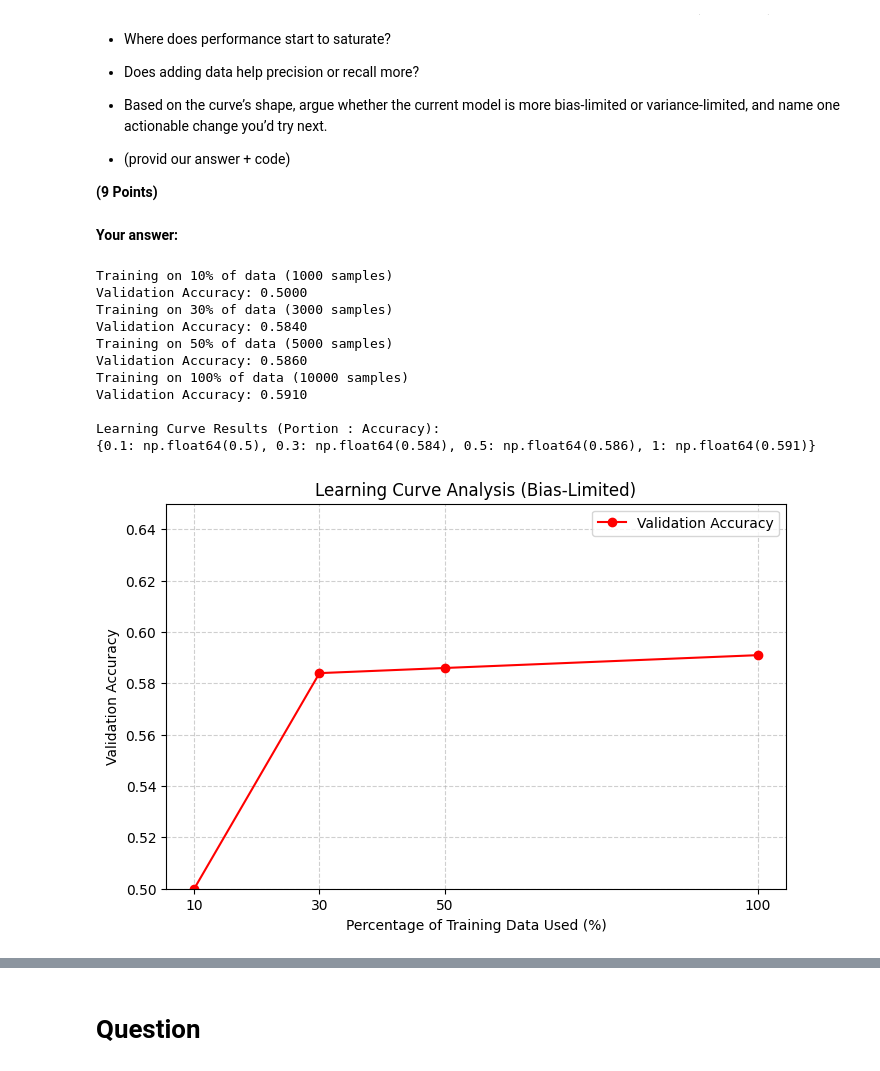
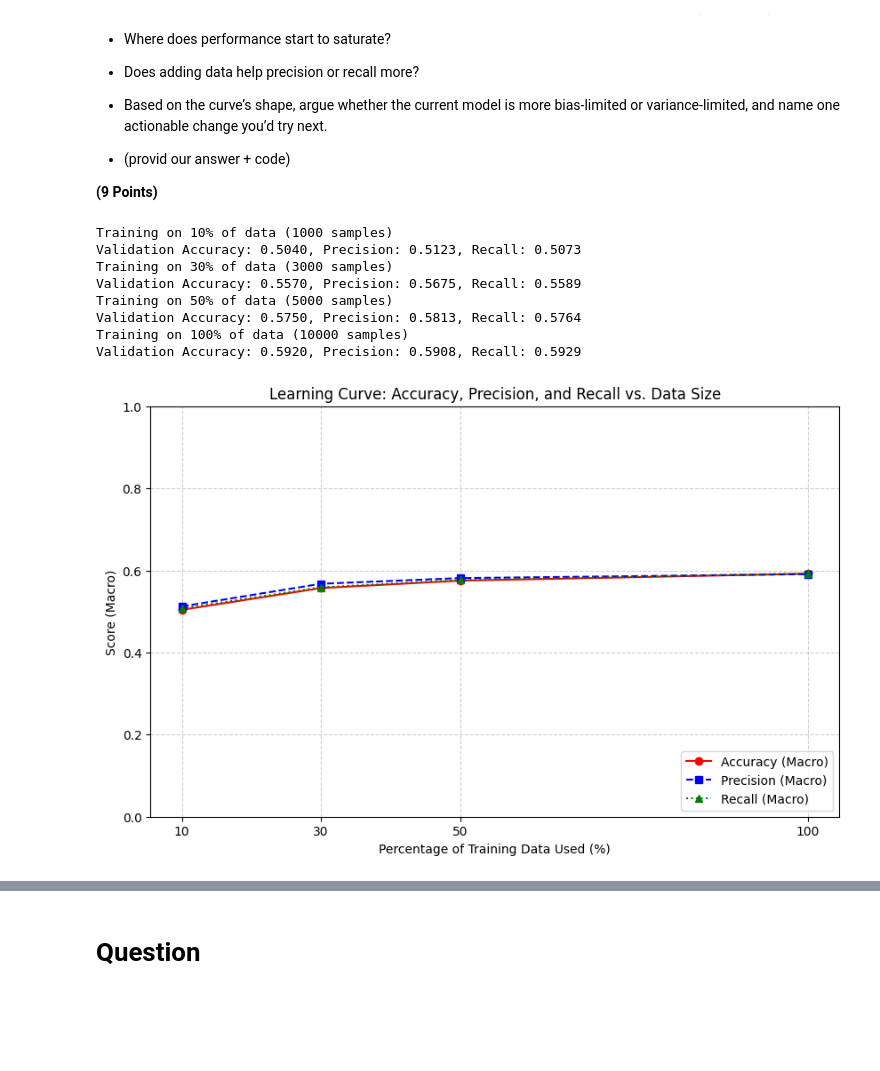
Before and after one commit to yossefPartouche/Deep_Learning, a Jupyter notebook: Deep_learning_HW2_ID_(1).ipynb, the cells around one changed output, grey strips where cells are left out. Saved outputs shown, nothing was run; the diff lists cells and outputs as text; code cells hidden in the pictures; blank space fills up the shorter version.

```diff
--- a/Deep_learning_HW2_ID_(1).ipynb
+++ b/Deep_learning_HW2_ID_(1).ipynb
@@ -1171,74 +1157,81 @@ Run a learning curve for this homework by training on 10% / 30% / 50% / 100% of
 - (provid our answer + code)
 
 **(9 Points)**
-# %% [markdown]
-**Your answer:**
 # %%
+%%time
+from sklearn.metrics import precision_score, recall_score, accuracy_score
 BEST_LR = 1e-3
-BEST_REG = 0.25
-BEST_HIDDEN_SIZE = 128
+BEST_REG = 0.0
+BEST_HS = 256
 batch = 200
 INPUT_SIZE  = np.prod(X_train.shape[1:])
 NUM_CLASSES = len(np.unique(y_train))
+num_epochs = 15
 
 portions = [0.1, 0.3, 0.5, 1]
-lc_results= {} # We'll store portion : Validation accuracy
+lc_results= {} # We'll store portion : (Val-acc, Prescision, Recall)
 np.random.seed(42)
 
-num_trainningSamples = X_train.shape[0]
-all_indices = np.arange(num_trainningSamples)
+num_training_samples = X_train.shape[0]
+all_indices = np.arange(num_training_samples)
 np.random.shuffle(all_indices)
 
 for p in portions:
-  num_subset = int(num_trainningSamples*p)
+  num_subset = int(num_training_samples*p)
   subset_indices = all_indices[:num_subset]
   X_subset = X_train[subset_indices]
   y_subset = y_train[subset_indices]
 
   print(f"Training on {p*100:.0f}% of data ({num_subset} samples)")
 
   np.random.seed(42)
-  current_net = ThreeLayerNet(INPUT_SIZE, BEST_HIDDEN_SIZE, NUM_CLASSES)
+  current_net = ThreeLayerNet(INPUT_SIZE, BEST_HS, NUM_CLASSES)
 
-  num_iters = 10*(p*X_train.shape[0]/batch)
+  num_iters = int(num_epochs * (num_subset / batch))
 
   current_net.train(
         X_subset, y_subset, X_val, y_val,
+        BEST_LR,BEST_REG,
         num_iters, batch,
-        learning_rate=BEST_LR, reg=BEST_REG, verbose=False
+        verbose=False
     )
 
-  val_acc = (current_net.predict(X_val) == y_val).mean()
-  lc_results[p] = val_acc
-  print(f"Validation Accuracy: {val_acc:.4f}")
+  y_pred_val = current_net.predict(X_val)
+  val_acc = accuracy_score(y_val, y_pred_val)
+  val_prec = precision_score(y_val, y_pred_val, average='macro', zero_division=0)
+  val_rec = recall_score(y_val, y_pred_val, average='macro', zero_division=0)
 
-print("\nLearning Curve Results (Portion : Accuracy):")
-print(lc_results)
+  lc_results[p] = (val_acc, val_prec, val_rec)
 
-val_accuracies = [lc_results[p] for p in portions]
+  print(f"Validation Accuracy: {val_acc:.4f}, Precision: {val_prec:.4f}, Recall: {val_rec:.4f}")
 
 
-# Create the Visualization
-plt.figure(figsize=(8, 5))
-plt.plot([p * 100 for p in portions], val_accuracies, marker='o', linestyle='-', color='red', label='Validation Accuracy')
-plt.title('Learning Curve Analysis (Bias-Limited)')
+# --- EXTRACT DATA FOR PLOTTING ---
+val_accuracies = [lc_results[p][0] for p in portions]
+val_precisions = [lc_results[p][1] for p in portions]
+val_recalls = [lc_results[p][2] for p in portions]
+
+# --- Graph Plotting ---
+plt.figure(figsize=(10, 6))
+plt.plot([p * 100 for p in portions], val_accuracies, marker='o', linestyle='-', color='red', label='Accuracy (Macro)')
+plt.plot([p * 100 for p in portions], val_precisions, marker='s', linestyle='--', color='blue', label='Precision (Macro)')
+plt.plot([p * 100 for p in portions], val_recalls, marker='^', linestyle=':', color='green', label='Recall (Macro)')
+
+plt.title('Learning Curve: Accuracy, Precision, and Recall vs. Data Size')
 plt.xlabel('Percentage of Training Data Used (%)')
-plt.ylabel('Validation Accuracy')
-plt.ylim(0.5, 0.65) # Set limits to highlight the flatness
+plt.ylabel('Score (Macro)')
+plt.ylim(0, 1.0)
 plt.xticks([10, 30, 50, 100])
 plt.grid(True, linestyle='--', alpha=0.6)
-plt.legend()
+plt.legend(loc='lower right')
 plt.show()
 # %% [output]
 Training on 10% of data (1000 samples)
-Validation Accuracy: 0.5000
+Validation Accuracy: 0.5040, Precision: 0.5123, Recall: 0.5073
 Training on 30% of data (3000 samples)
-Validation Accuracy: 0.5840
+Validation Accuracy: 0.5570, Precision: 0.5675, Recall: 0.5589
 Training on 50% of data (5000 samples)
-Validation Accuracy: 0.5860
+Validation Accuracy: 0.5750, Precision: 0.5813, Recall: 0.5764
 Training on 100% of data (10000 samples)
-Validation Accuracy: 0.5910
-
-Learning Curve Results (Portion : Accuracy):
-{0.1: np.float64(0.5), 0.3: np.float64(0.584), 0.5: np.float64(0.586), 1: np.float64(0.591)}
+Validation Accuracy: 0.5920, Precision: 0.5908, Recall: 0.5929
-[figure, old version]
+[figure, new version]
```
Also changed, not shown: parts of 13 cells of this notebook.
